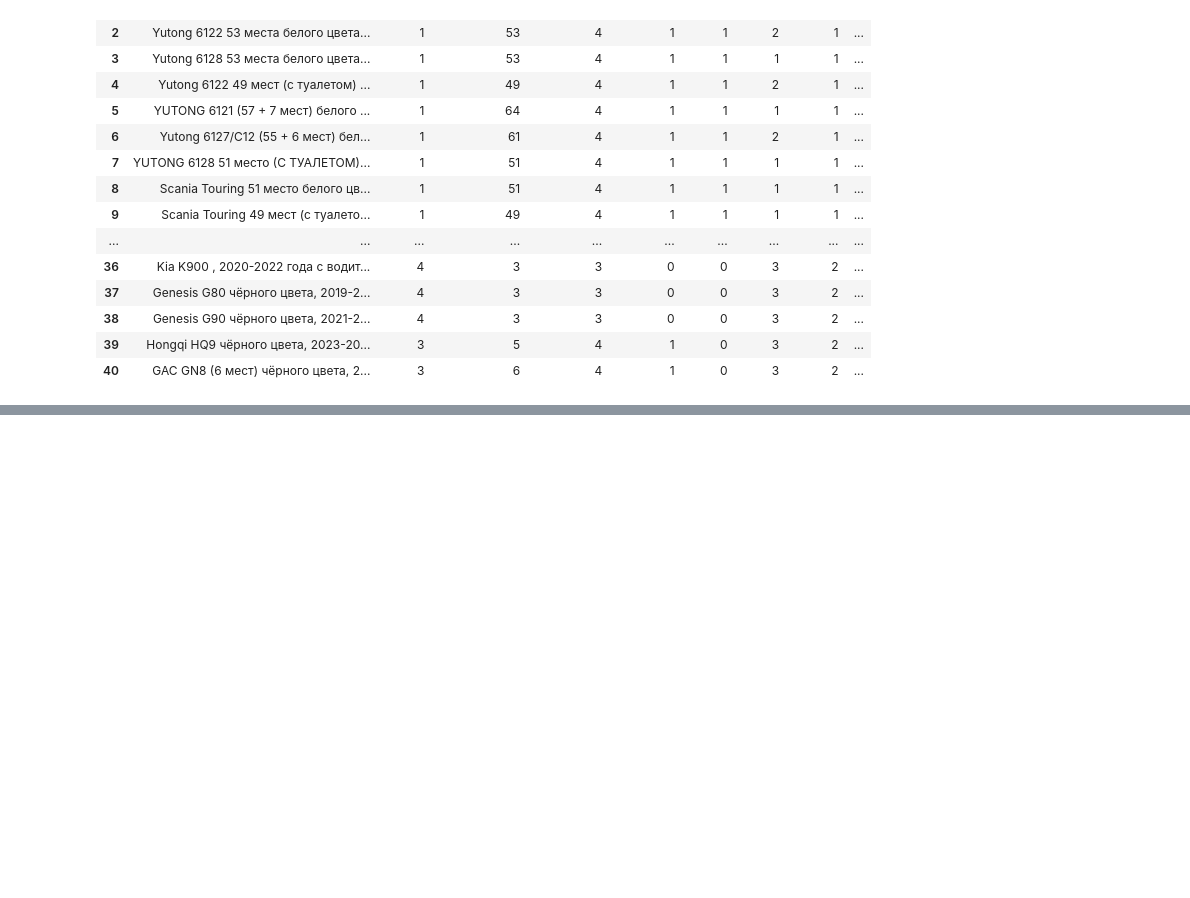
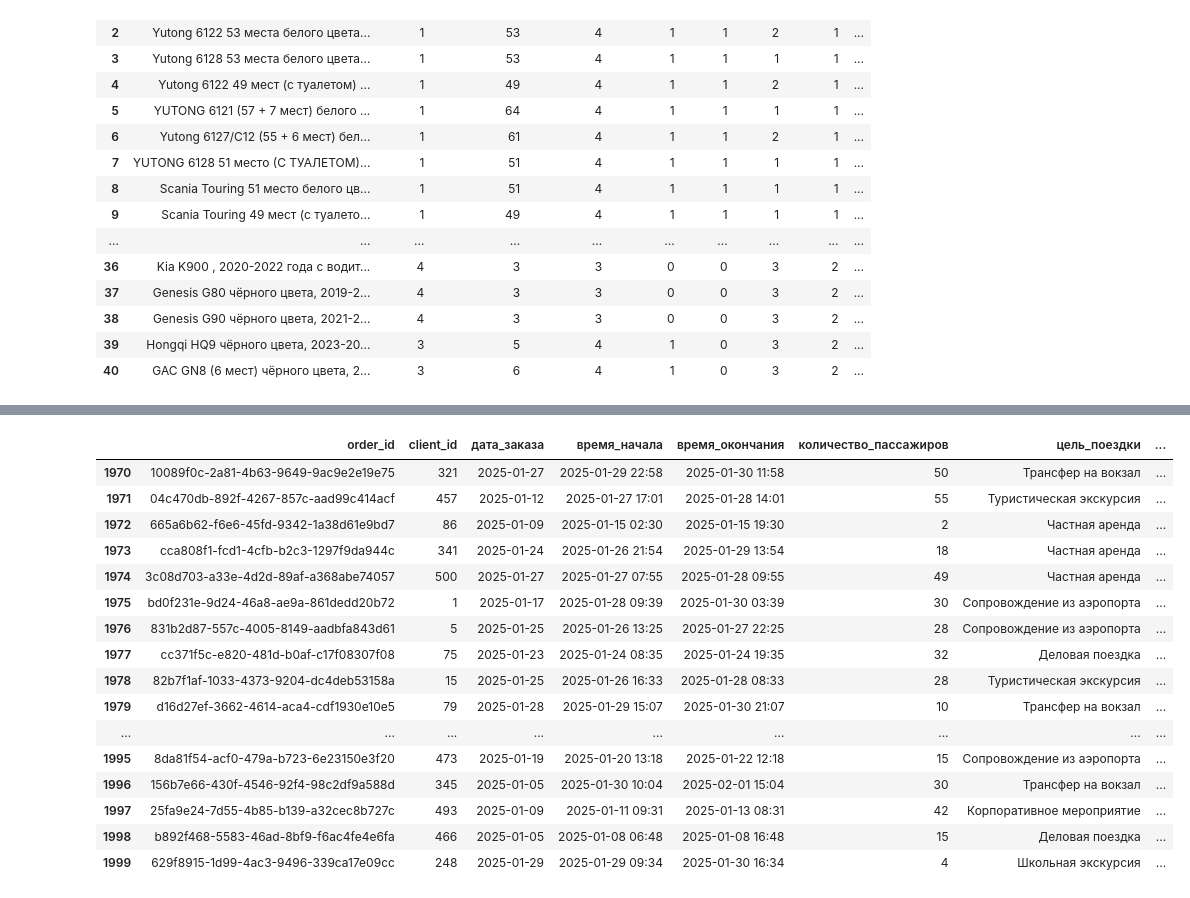
Before and after one commit to lerchinkiss/BBus_Project, a Jupyter notebook: vehicle_data_processing_and_visualization.ipynb, the cells around one changed output, grey strips where cells are left out. Drawn from its saved outputs; the diff is of its cells as text; code cells hidden in the pictures; blank space fills up the shorter version.

```diff
--- a/vehicle_data_processing_and_visualization.ipynb
+++ b/vehicle_data_processing_and_visualization.ipynb
@@ -202,0 +251,3 @@ bus_details_upgrade
+# %%
+df = pd.read_csv("generated_orders.csv")
+df
@@ -202,0 +262,20 @@ bus_details_upgrade
+# %%
+df.tail(30)
+# %% [output]
+|  | order_id | client_id | дата_заказа | время_начала | время_окончания | количество_пассажиров | цель_поездки | ... |
+| 1970 | 10089f0c-2a81-4b63-9649-9ac9e2e19e75 | 321 | 2025-01-27 | 2025-01-29 22:58 | 2025-01-30 11:58 | 50 | Трансфер на вокзал | ... |
+| 1971 | 04c470db-892f-4267-857c-aad99c414acf | 457 | 2025-01-12 | 2025-01-27 17:01 | 2025-01-28 14:01 | 55 | Туристическая экскурсия | ... |
+| 1972 | 665a6b62-f6e6-45fd-9342-1a38d61e9bd7 | 86 | 2025-01-09 | 2025-01-15 02:30 | 2025-01-15 19:30 | 2 | Частная аренда | ... |
+| 1973 | cca808f1-fcd1-4cfb-b2c3-1297f9da944c | 341 | 2025-01-24 | 2025-01-26 21:54 | 2025-01-29 13:54 | 18 | Частная аренда | ... |
+| 1974 | 3c08d703-a33e-4d2d-89af-a368abe74057 | 500 | 2025-01-27 | 2025-01-27 07:55 | 2025-01-28 09:55 | 49 | Частная аренда | ... |
+| 1975 | bd0f231e-9d24-46a8-ae9a-861dedd20b72 | 1 | 2025-01-17 | 2025-01-28 09:39 | 2025-01-30 03:39 | 30 | Сопровождение из аэропорта | ... |
+| 1976 | 831b2d87-557c-4005-8149-aadbfa843d61 | 5 | 2025-01-25 | 2025-01-26 13:25 | 2025-01-27 22:25 | 28 | Сопровождение из аэропорта | ... |
+| 1977 | cc371f5c-e820-481d-b0af-c17f08307f08 | 75 | 2025-01-23 | 2025-01-24 08:35 | 2025-01-24 19:35 | 32 | Деловая поездка | ... |
+| 1978 | 82b7f1af-1033-4373-9204-dc4deb53158a | 15 | 2025-01-25 | 2025-01-26 16:33 | 2025-01-28 08:33 | 28 | Туристическая экскурсия | ... |
+| 1979 | d16d27ef-3662-4614-aca4-cdf1930e10e5 | 79 | 2025-01-28 | 2025-01-29 15:07 | 2025-01-30 21:07 | 10 | Трансфер на вокзал | ... |
+| ... | ... | ... | ... | ... | ... | ... | ... | ... |
+| 1995 | 8da81f54-acf0-479a-b723-6e23150e3f20 | 473 | 2025-01-19 | 2025-01-20 13:18 | 2025-01-22 12:18 | 15 | Сопровождение из аэропорта | ... |
+| 1996 | 156b7e66-430f-4546-92f4-98c2df9a588d | 345 | 2025-01-05 | 2025-01-30 10:04 | 2025-02-01 15:04 | 30 | Трансфер на вокзал | ... |
+| 1997 | 25fa9e24-7d55-4b85-b139-a32cec8b727c | 493 | 2025-01-09 | 2025-01-11 09:31 | 2025-01-13 08:31 | 42 | Корпоративное мероприятие | ... |
+| 1998 | b892f468-5583-46ad-8bf9-f6ac4fe4e6fa | 466 | 2025-01-05 | 2025-01-08 06:48 | 2025-01-08 16:48 | 15 | Деловая поездка | ... |
+| 1999 | 629f8915-1d99-4ac3-9496-339ca17e09cc | 248 | 2025-01-29 | 2025-01-29 09:34 | 2025-01-30 16:34 | 4 | Школьная экскурсия | ... |
```
Also changed, not shown: parts of 8 cells of this notebook.
